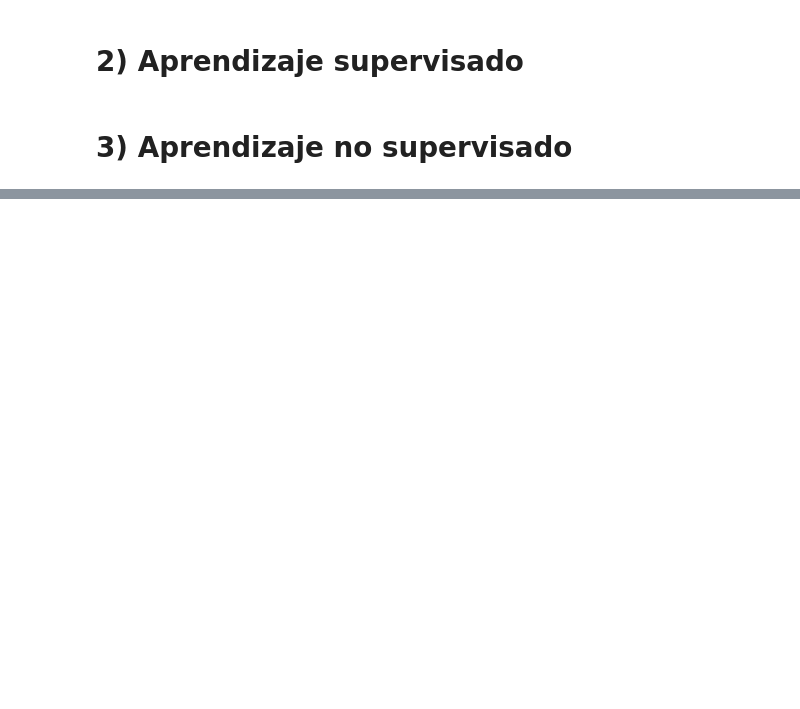
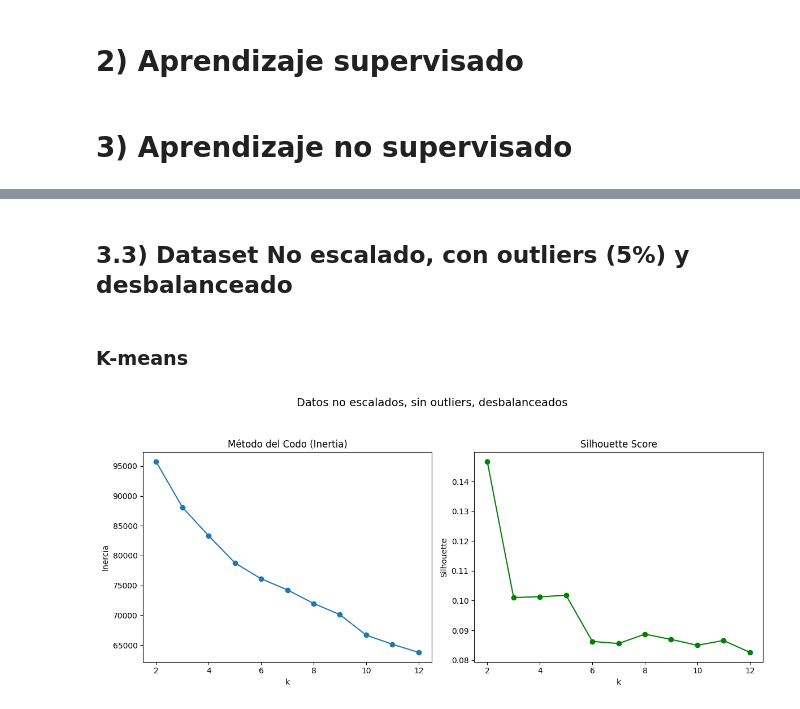
Before and after one commit to segomezz/Practica2-IA, a Jupyter notebook: Práctica_2.ipynb, the cells around one changed output, grey strips where cells are left out. Saved outputs shown, nothing was run; the diff lists cells and outputs as text; code cells hidden in the pictures; blank space fills up the shorter version.

```diff
--- a/Práctica_2.ipynb
+++ b/Práctica_2.ipynb
@@ -172,0 +320,35 @@ KeyboardInterrupt:
+# %% [markdown]
+## 3.3) Dataset No escalado, con outliers (5%) y desbalanceado
+# %% [markdown]
+### K-means
+# %%
+# Número del dataset (como string)
+caso = '3'
+
+# Dataset sin variable objetivo
+X = unsupervised_datasets[caso]
+inertias, silhouettes = evaluate_kmeans(X)
+
+plt.figure(figsize=(12, 5))
+
+# Título general de toda la figura
+plt.suptitle("Datos no escalados, sin outliers, desbalanceados", fontsize=14, y=1.05)
+
+# Subplot 1: Método del Codo
+plt.subplot(1, 2, 1)
+plt.plot(range(2, 13), inertias, marker='o')
+plt.title('Método del Codo (Inertia)')
+plt.xlabel('k')
+plt.ylabel('Inercia')
+
+# Subplot 2: Silhouette Score
+plt.subplot(1, 2, 2)
+plt.plot(range(2, 13), silhouettes, marker='o', color='green')
+plt.title('Silhouette Score')
+plt.xlabel('k')
+plt.ylabel('Silhouette')
+
+plt.tight_layout()
+plt.show()
+# %% [output]
+[figure, added]
```
Also changed, not shown: parts of 19 cells of this notebook.
